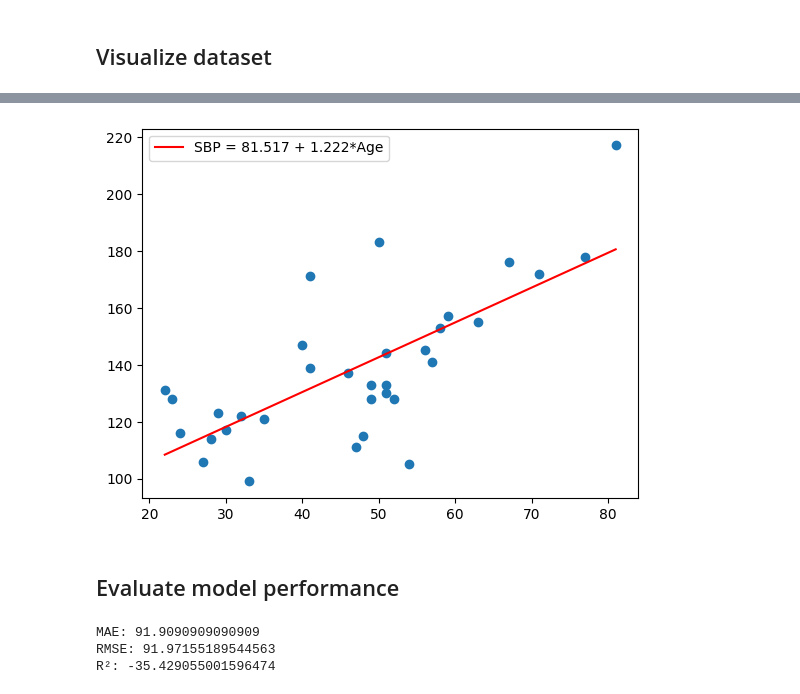
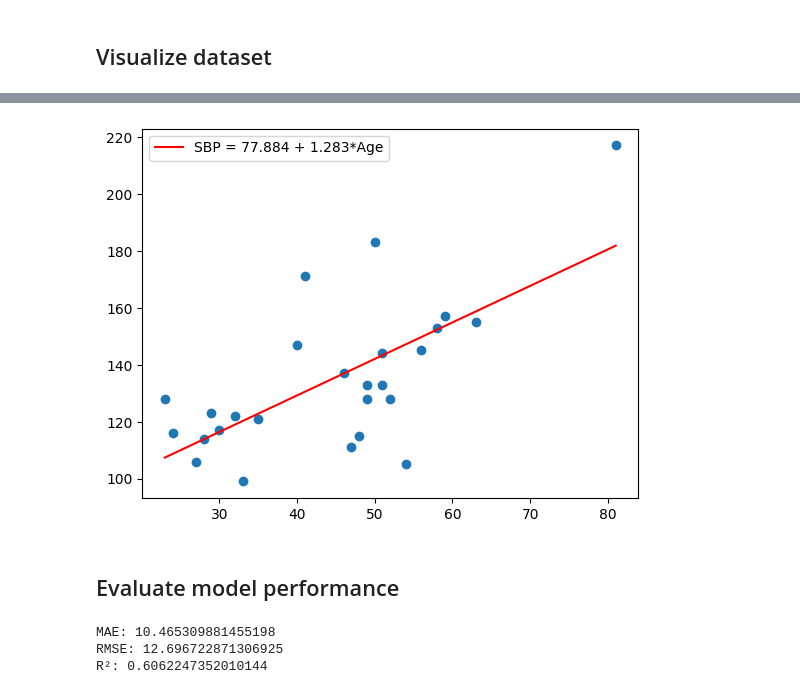
Before and after one commit to Sirius912/Machine_Learning, a Jupyter notebook: Simple_Linear_Regression/Simple_Linear_Regression.ipynb, the cells around one changed output, grey strips where cells are left out. Saved outputs shown, nothing was run; the diff lists cells and outputs as text; code cells hidden in the pictures.

```diff
--- a/Simple_Linear_Regression/Simple_Linear_Regression.ipynb
+++ b/Simple_Linear_Regression/Simple_Linear_Regression.ipynb
@@ -45,19 +48,25 @@ Bias of model:  81.51675208807899
-# %%
-pred = model.predict(X)
-
-plt.plot(X, pred, color='red', label=line)
-plt.scatter(X, y)
-plt.legend()
-plt.show()
-# %% [output]
-[figure, removed]
+# %%
+# To plot line
+x_full = pd.DataFrame(np.linspace(x_train.min(), x_train.max(), x_train.shape[0]).reshape(-1,1), columns=x_train.columns)
+y_full_pred = model.predict(x_full)
+
+# To evaluate model performance
+y_pred = model.predict(x_test)
+
+# Visualize model and dataset
+plt.plot(x_full, y_full_pred, color='red', label=line)
+plt.scatter(x_train, y_train)
+plt.legend()
+plt.show()
+# %% [output]
+[figure, added]
 # %% [markdown]
 ## Evaluate model performance
 # %%
-print('MAE:', mean_absolute_error(X, pred))
-print('RMSE:', np.sqrt(mean_squared_error(X, pred)))
-print('R²:', r2_score(X, pred))
+print('MAE:', mean_absolute_error(y_test, y_pred))
+print('RMSE:', np.sqrt(mean_squared_error(y_test, y_pred)))
+print('R²:', r2_score(y_test, y_pred))
 # %% [output]
-MAE: 91.9090909090909
-RMSE: 91.97155189544563
-R²: -35.429055001596474
+MAE: 10.465309881455198
+RMSE: 12.696722871306925
+R²: 0.6062247352010144
```
Also changed, not shown: parts of 8 cells of this notebook.
